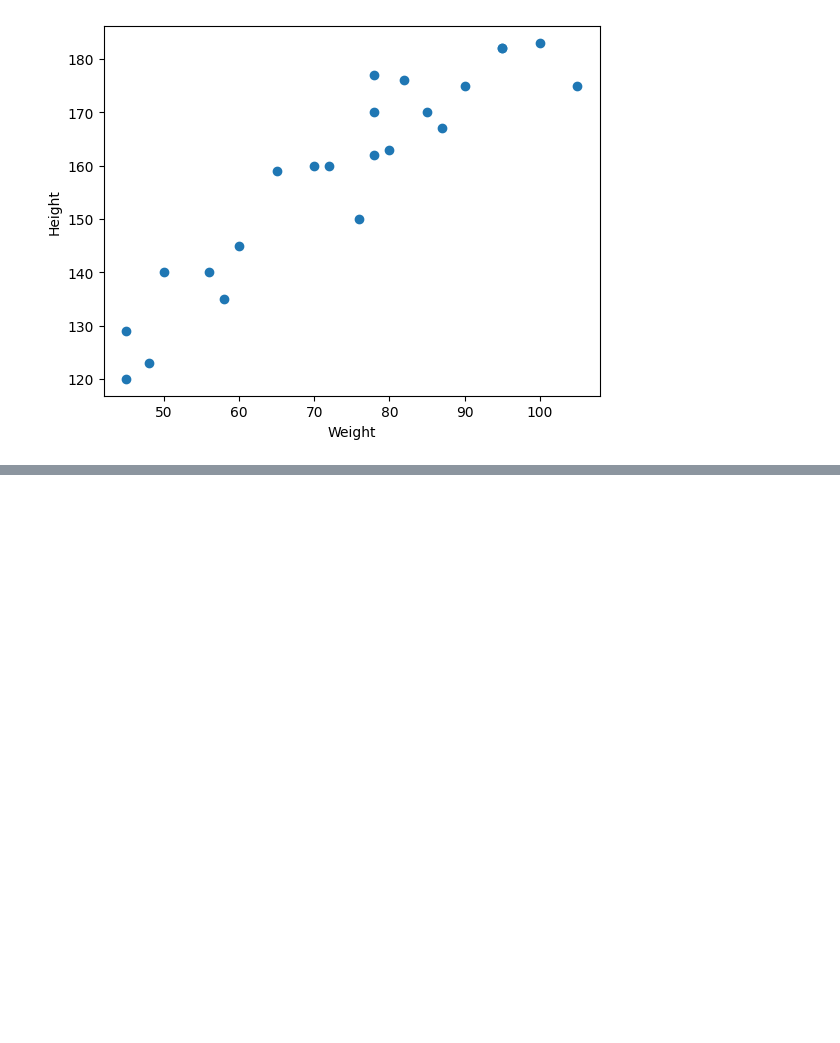
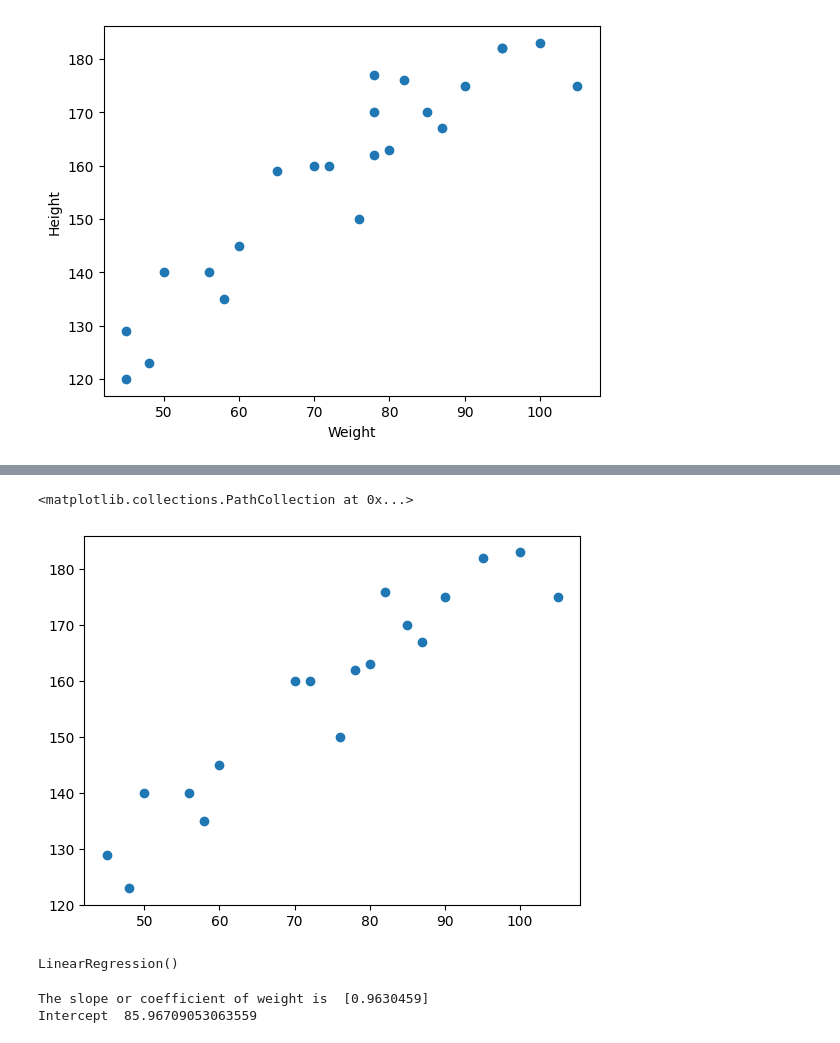
Before and after one commit to Raimal-Raja/DataScience-ML-DL-NLP, a Jupyter notebook: 19_Machine Learning/3_Steps By Step Project Implementation With LifeCycle OF ML Project/1_Basic_simple_Regression.ipynb, the cells around one changed output, grey strips where cells are left out. Drawn from its saved outputs; the diff is of its cells as text; code cells hidden in the pictures; blank space fills up the shorter version.

```diff
--- a/19_Machine Learning/3_Steps By Step Project Implementation With LifeCycle OF ML Project/1_Basic_simple_Regression.ipynb
+++ b/19_Machine Learning/3_Steps By Step Project Implementation With LifeCycle OF ML Project/1_Basic_simple_Regression.ipynb
@@ -26,7 +26,7 @@ Text(0, 0.5, 'Height')
 [figure]
 # %%
 ## Divide our dataset into independent and dependent feature
-x = df['Weight'] # independent features
+x = df[['Weight']] # independent features
 y = df['Height'] # dependent features
 # %%
 from sklearn.model_selection import train_test_split
@@ -50,0 +68,5 @@ ValueError: Expected a 2-dimensional container but got <class 'pandas.core.serie
+# %%
+plt.scatter(x_train, y_train)
+# %% [output]
+<matplotlib.collections.PathCollection at 0x...>
+[figure, added]
@@ -50,0 +78,10 @@ ValueError: Expected a 2-dimensional container but got <class 'pandas.core.serie
+# %%
+regressor.fit(x_train, y_train)
+# %% [output]
+LinearRegression()
+# %%
+print('The slope or coefficient of weight is ', regressor.coef_)
+print("Intercept ", regressor.intercept_)
+# %% [output]
+The slope or coefficient of weight is  [0.9630459]
+Intercept  85.96709053063559
```
Also changed, not shown: parts of 29 cells of this notebook.
